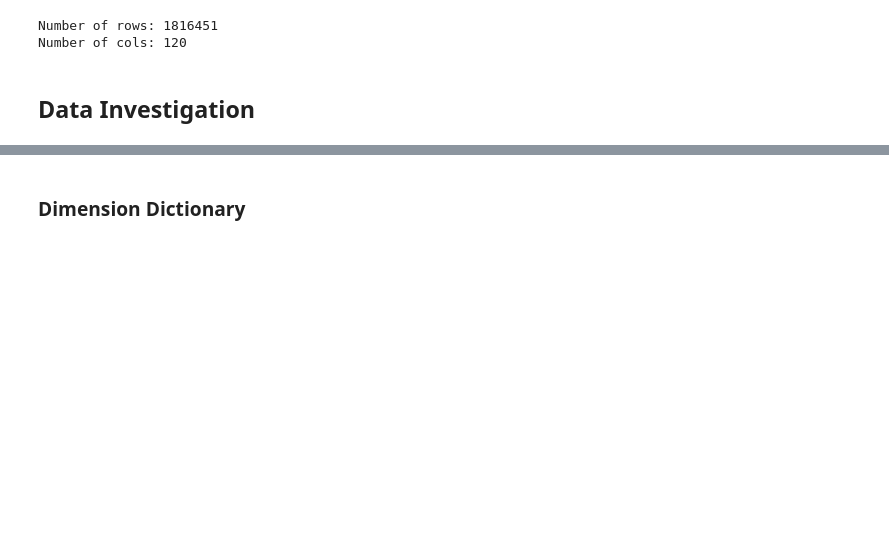
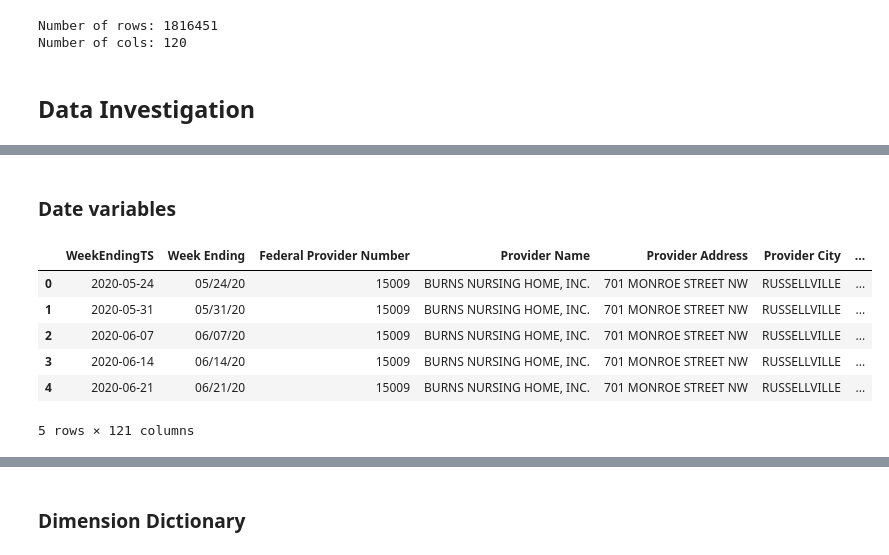
Before and after one commit to debanjansaha-git/Deb-NEU-DataAnalytics-Fall22, a Jupyter notebook: Nursing Home EDA.ipynb, the cells around one changed output, grey strips where cells are left out. Cells and saved outputs as stored; diff of their text form; code cells hidden in the pictures; blank space fills up the shorter version.

```diff
--- a/Nursing Home EDA.ipynb
+++ b/Nursing Home EDA.ipynb
@@ -13,10 +13,13 @@ Drive already mounted at /content/drive; to attempt to forcibly remount, call dr
 from io import IncrementalNewlineDecoder
 import numpy as np
 import pandas as pd
+pd.set_option('display.max_rows', 500)
+pd.set_option('display.max_columns', 500)
+
 import matplotlib.pyplot as plt
+%matplotlib inline
+
 import seaborn as sns
-
-%matplotlib inline
 sns.set_style('whitegrid')
 
 import plotly.express as px
@@ -44,0 +63,16 @@ Number of cols: 120
+# %% [markdown]
+### Date variables
+# %%
+raw_data['WeekEndingTS'] = pd.to_datetime(raw_data['Week Ending'])
+original_cols = raw_data.columns.tolist()
+reorder_cols = original_cols[-1:] + original_cols[:-1]
+raw_data = raw_data[reorder_cols]
+raw_data.head()
+# %% [output]
+|  | WeekEndingTS | Week Ending | Federal Provider Number | Provider Name | Provider Address | Provider City | ... |
+| 0 | 2020-05-24 | 05/24/20 | 15009 | BURNS NURSING HOME, INC. | 701 MONROE STREET NW | RUSSELLVILLE | ... |
+| 1 | 2020-05-31 | 05/31/20 | 15009 | BURNS NURSING HOME, INC. | 701 MONROE STREET NW | RUSSELLVILLE | ... |
+| 2 | 2020-06-07 | 06/07/20 | 15009 | BURNS NURSING HOME, INC. | 701 MONROE STREET NW | RUSSELLVILLE | ... |
+| 3 | 2020-06-14 | 06/14/20 | 15009 | BURNS NURSING HOME, INC. | 701 MONROE STREET NW | RUSSELLVILLE | ... |
+| 4 | 2020-06-21 | 06/21/20 | 15009 | BURNS NURSING HOME, INC. | 701 MONROE STREET NW | RUSSELLVILLE | ... |
+5 rows × 121 columns
```
Also changed, not shown: parts of 14 cells of this notebook.
